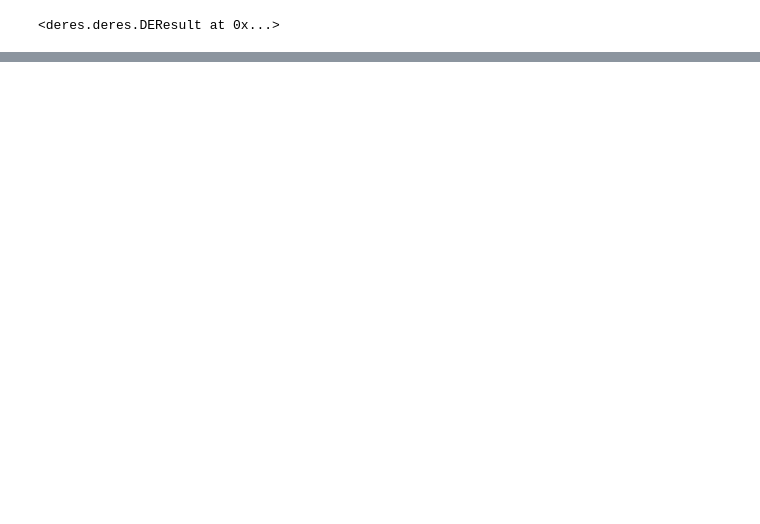
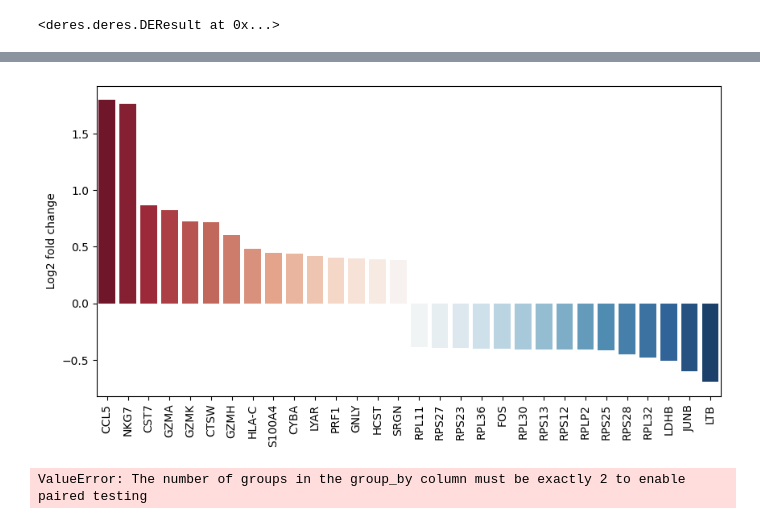
Before and after one commit to scverse/deres, a Jupyter notebook: docs/notebooks/example.ipynb, the cells around one changed output, grey strips where cells are left out. Cells and saved outputs as stored; diff of their text form; code cells hidden in the pictures; blank space fills up the shorter version.

```diff
--- a/docs/notebooks/example.ipynb
+++ b/docs/notebooks/example.ipynb
@@ -93,0 +152,8 @@ de_res.summary()
+# %%
+de_res.plot_fold_change()
+# %% [output]
+[figure, added]
+# %%
+de_res.plot_paired("louvain", "sample")
+# %% [output]
+ValueError: The number of groups in the group_by column must be exactly 2 to enable paired testing
```
Also changed, not shown: parts of 11 cells of this notebook, 1 other file.
